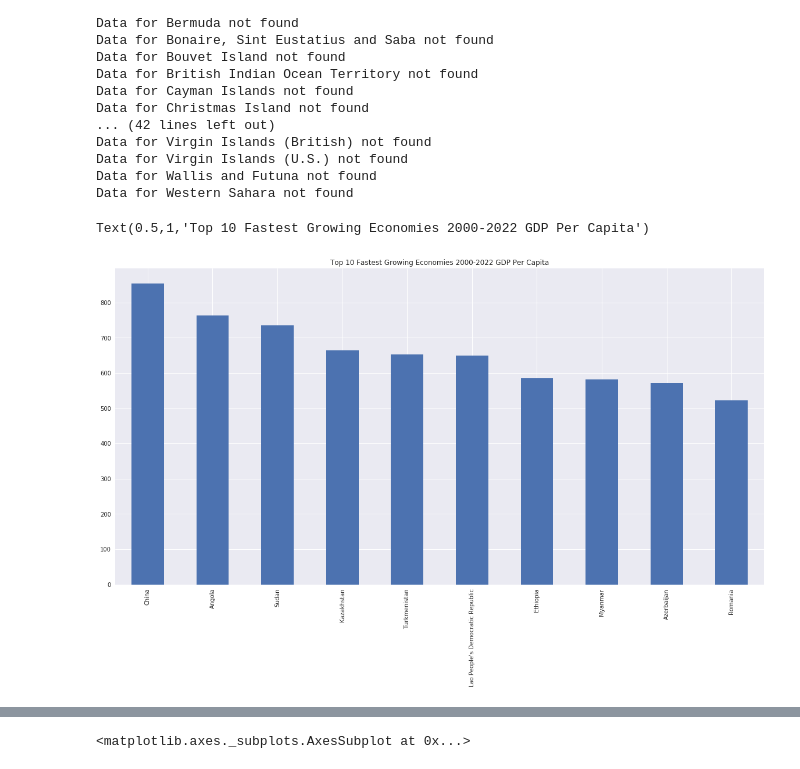
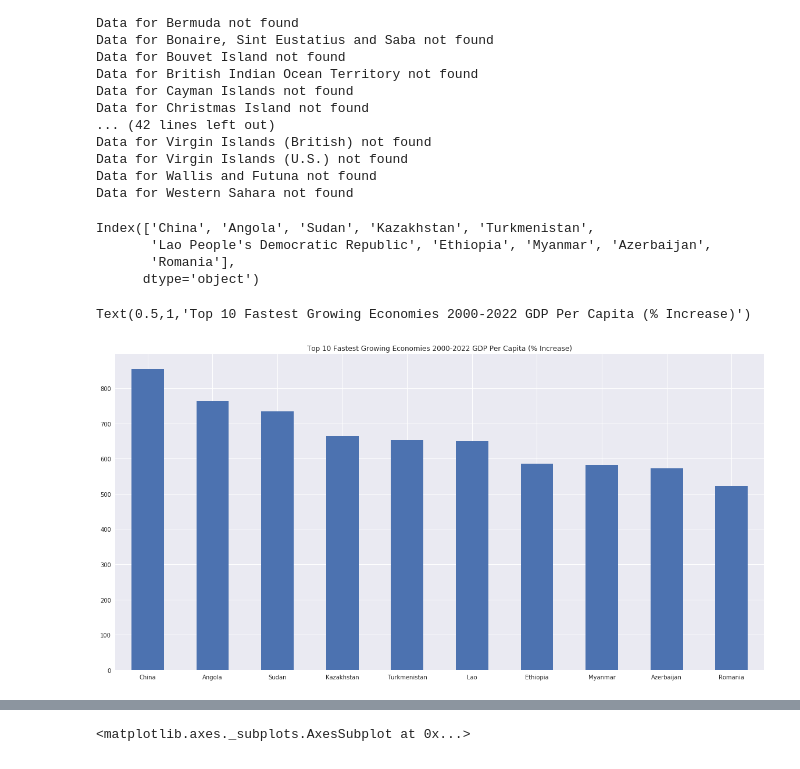
Before and after one commit to Renmn/Financial-Data-in-Python, a Jupyter notebook: Macroeconomic Data/Quandl.ipynb, the cells around one changed output, grey strips where cells are left out. Drawn from its saved outputs; the diff is of its cells as text; code cells hidden in the pictures.

Commit message:
updated graphs

```diff
--- a/Macroeconomic Data/Quandl.ipynb
+++ b/Macroeconomic Data/Quandl.ipynb
@@ -78,12 +78,23 @@ GDP_PC_2000 = GDP_PC['2000':]
 GDP_PC_2000 = GDP_PC_2000.dropna(axis=1)
 # %%
 GDP_growth_pc = (GDP_PC_2000.iloc[-1]/GDP_PC_2000.iloc[0] - 1) * 100
+# %%
+GDP_growth_pc.sort_values(ascending=False)[:10].index
+# %% [output]
+Index(['China', 'Angola', 'Sudan', 'Kazakhstan', 'Turkmenistan',
+       'Lao People's Democratic Republic', 'Ethiopia', 'Myanmar', 'Azerbaijan',
+       'Romania'],
+      dtype='object')
 # %%
 plt.figure(figsize=(20,10))
+
 GDP_growth_pc.sort_values(ascending=False)[:10].plot.bar()
+
+plt.xticks([i for i in range(10)], [item.split()[0] for item in GDP_growth_pc.sort_values(ascending=False)[:10].index],  rotation='horizontal')
+
 plt.title('Top 10 Fastest Growing Economies 2000-2022 GDP Per Capita (% Increase)')
 # %% [output]
-Text(0.5,1,'Top 10 Fastest Growing Economies 2000-2022 GDP Per Capita')
+Text(0.5,1,'Top 10 Fastest Growing Economies 2000-2022 GDP Per Capita (% Increase)')
-[figure, old version]
+[figure, new version]
 # %%
 NGDP = macro_by_country('NGDPD')
```
Also changed, not shown: parts of 3 cells of this notebook.
